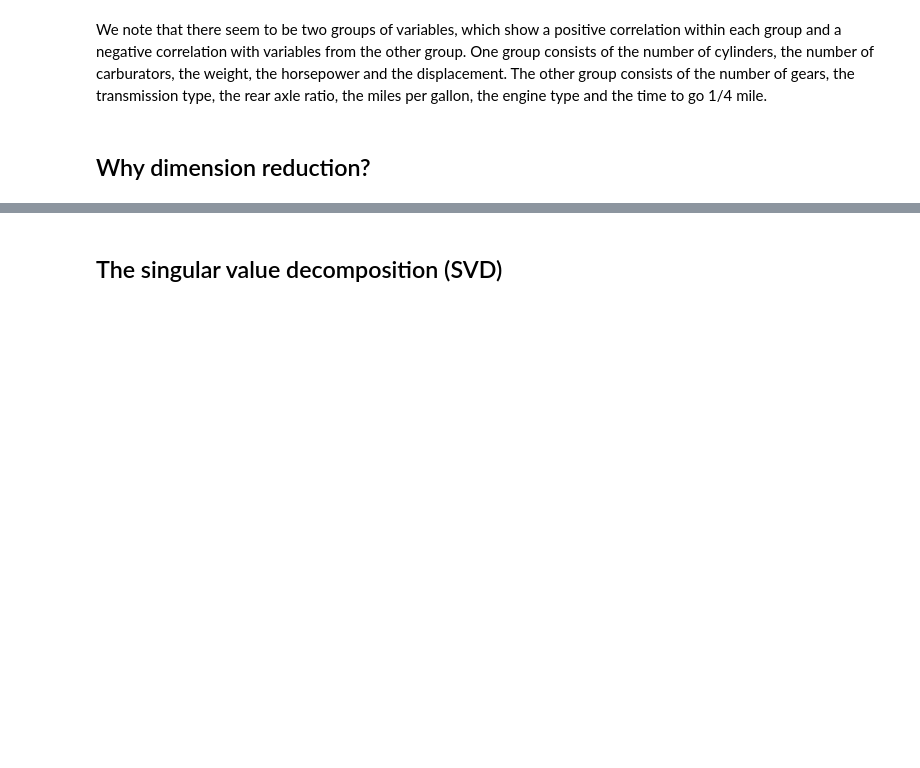
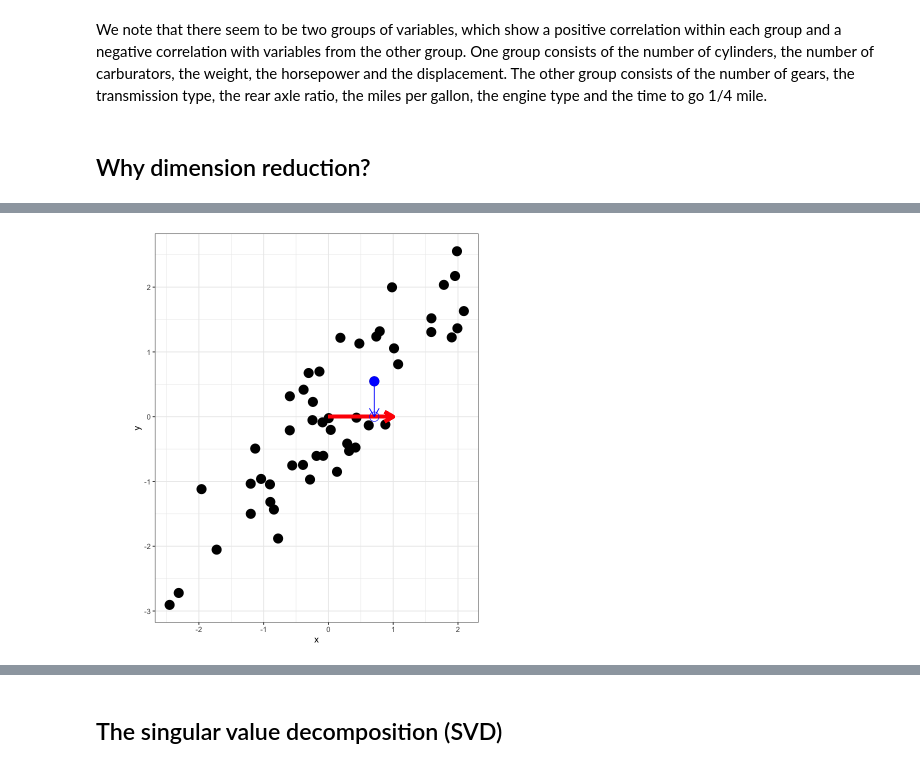
Before and after one commit to fmicompbio/PCA_intro2020, a Jupyter notebook: pca-intro.ipynb, the cells around one changed output, grey strips where cells are left out. Cells and saved outputs as stored; diff of their text form; code cells hidden in the pictures; blank space fills up the shorter version.

```diff
--- a/pca-intro.ipynb
+++ b/pca-intro.ipynb
@@ -79,0 +96,10 @@ Say something about projections
+# %%
+ggplot(df) + coord_fixed() + geom_point(aes(x = x, y = y), size = 5) + theme_bw() +
+  geom_segment(aes(x = 0, y = 0, xend = 1, yend = 0),
+               arrow = arrow(length = unit(0.03, "npc")), size = 2, color = "red") +
+  geom_point(data = df[7, ], aes(x = x, y = y), size = 5, color = "blue") +
+  geom_segment(data = df[7, ], aes(x = x, y = y, xend = x, yend = 0),
+               arrow = arrow(length = unit(0.03, "npc")), color = "blue") +
+  geom_point(data = df[7, ], aes(x = x, y = 0), shape = 1, color = "blue", size = 5)
+# %% [output]
+[figure, added]
```
Also changed, not shown: parts of 11 cells of this notebook.
